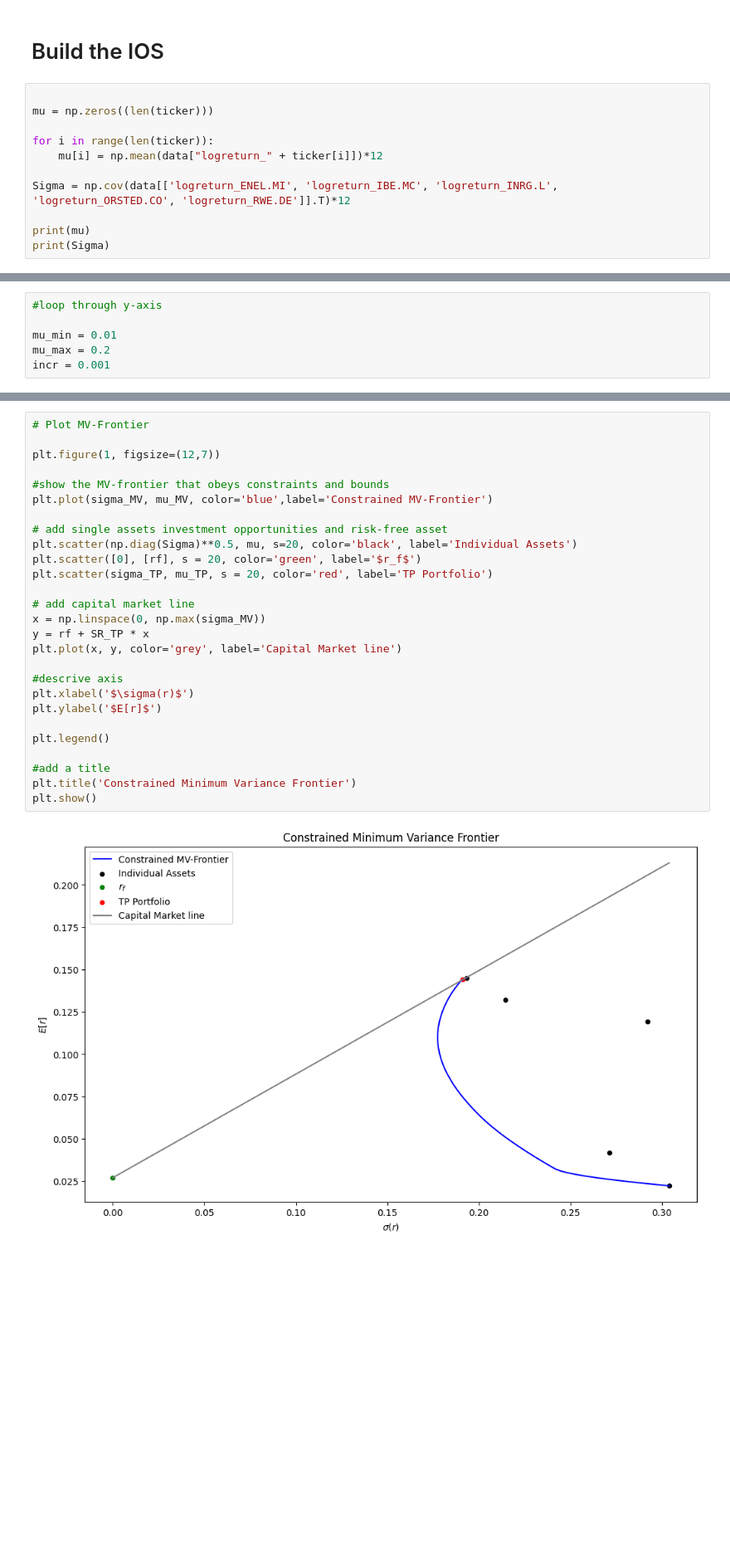
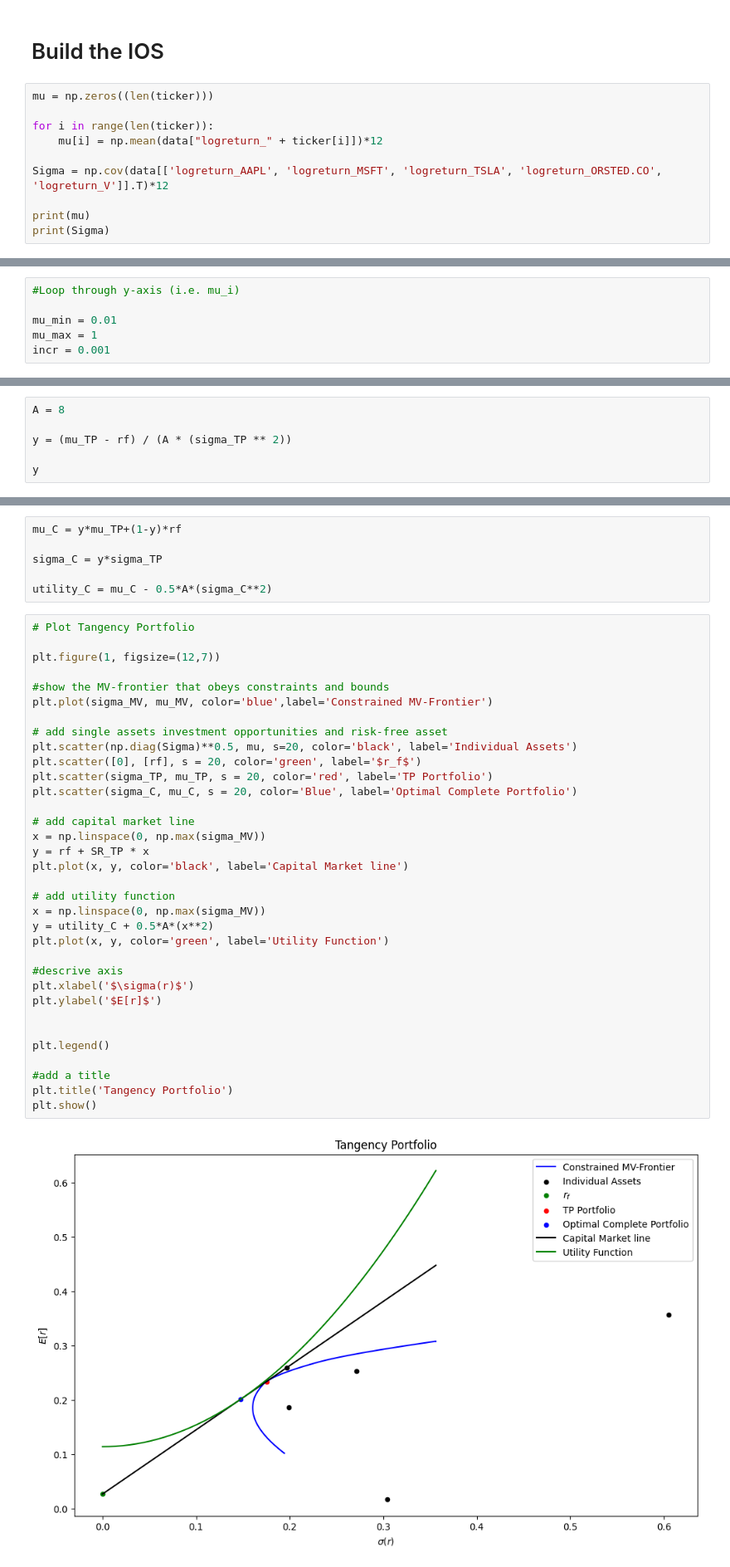
Before and after one commit to DennisSackmann/ProblemSet-1, a Jupyter notebook: main.ipynb, the cells around one changed output, grey strips where cells are left out. Shown: that part at 83% size. Drawn from its saved outputs; the diff is of its cells as text; blank space fills up the shorter version.

```diff
--- a/main.ipynb
+++ b/main.ipynb
@@ -85,13 +92,12 @@ The analysis using the Jarque-Bera test indicates, that IBE.MC and INRG.L are no
 # %% [markdown]
 # Build the IOS
 # %%
-
 mu = np.zeros((len(ticker)))
 
 for i in range(len(ticker)):
     mu[i] = np.mean(data["logreturn_" + ticker[i]])*12
 
-Sigma = np.cov(data[['logreturn_ENEL.MI', 'logreturn_IBE.MC', 'logreturn_INRG.L', 'logreturn_ORSTED.CO', 'logreturn_RWE.DE']].T)*12
+Sigma = np.cov(data[['logreturn_AAPL', 'logreturn_MSFT', 'logreturn_TSLA', 'logreturn_ORSTED.CO', 'logreturn_V']].T)*12
 
 print(mu)
 print(Sigma)
@@ -205,7 +201,7 @@ To ensure realistic implementable portfolio weight, we allow no short-positions
 # %%
-#loop through y-axis
+#Loop through y-axis (i.e. mu_i)
 
 mu_min = 0.01
-mu_max = 0.2
+mu_max = 1
 incr = 0.001
 # %%
@@ -265,0 +284,6 @@ SR_TP
+# %%
+A = 8
+
+y = (mu_TP - rf) / (A * (sigma_TP ** 2))
+
+y
@@ -266,29 +292,42 @@ SR_TP
+# %%
+mu_C = y*mu_TP+(1-y)*rf
+
+sigma_C = y*sigma_TP
+
+utility_C = mu_C - 0.5*A*(sigma_C**2)
 # %%
-# Plot MV-Frontier
+# Plot Tangency Portfolio
 
 plt.figure(1, figsize=(12,7))
 
 #show the MV-frontier that obeys constraints and bounds
 plt.plot(sigma_MV, mu_MV, color='blue',label='Constrained MV-Frontier')
 
 # add single assets investment opportunities and risk-free asset
 plt.scatter(np.diag(Sigma)**0.5, mu, s=20, color='black', label='Individual Assets')
 plt.scatter([0], [rf], s = 20, color='green', label='$r_f$')
 plt.scatter(sigma_TP, mu_TP, s = 20, color='red', label='TP Portfolio')
+plt.scatter(sigma_C, mu_C, s = 20, color='Blue', label='Optimal Complete Portfolio')
 
 # add capital market line
 x = np.linspace(0, np.max(sigma_MV))
 y = rf + SR_TP * x
-plt.plot(x, y, color='grey', label='Capital Market line')
+plt.plot(x, y, color='black', label='Capital Market line')
+
+# add utility function
+x = np.linspace(0, np.max(sigma_MV))
+y = utility_C + 0.5*A*(x**2)
+plt.plot(x, y, color='green', label='Utility Function')
 
 #descrive axis
 plt.xlabel('$\sigma(r)$')
 plt.ylabel('$E[r]$')
 
+
 plt.legend()
 
 #add a title
-plt.title('Constrained Minimum Variance Frontier')
+plt.title('Tangency Portfolio')
 plt.show()
 # %% [output]
-[figure, old version]
+[figure, new version]
```
Also changed, not shown: parts of 38 cells of this notebook, 4 other files.
